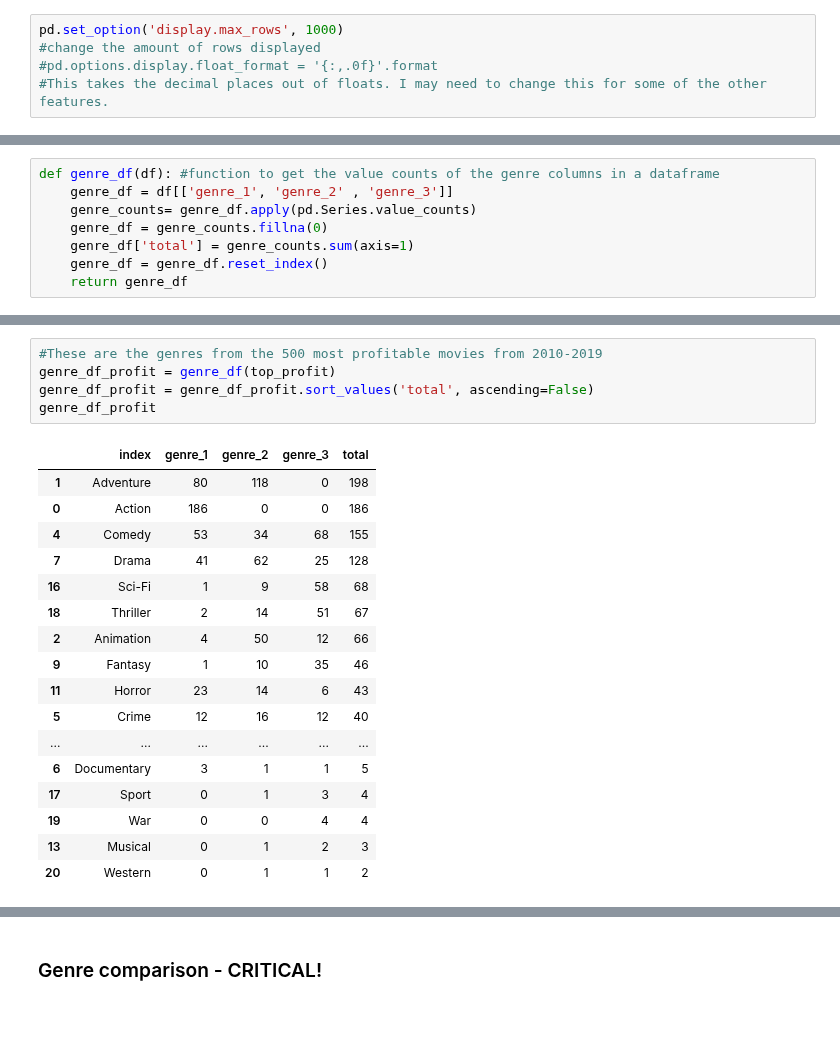
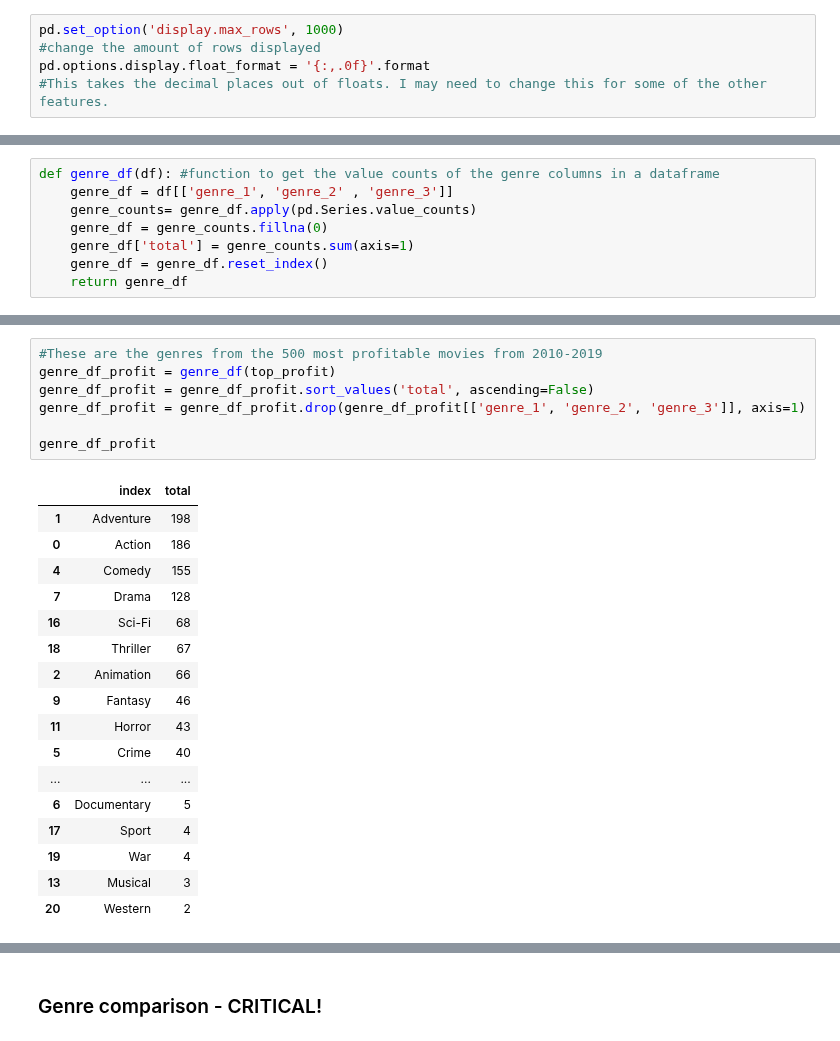
Before and after one commit to jxn628/dsc-phase-1-project, a Jupyter notebook: student.ipynb, the cells around one changed output, grey strips where cells are left out. Saved outputs shown, nothing was run; the diff lists cells and outputs as text.

```diff
--- a/student.ipynb
+++ b/student.ipynb
@@ -162,7 +162,7 @@ to change anything.
 # %%
 pd.set_option('display.max_rows', 1000)
 #change the amount of rows displayed
-#pd.options.display.float_format = '{:,.0f}'.format
+pd.options.display.float_format = '{:,.0f}'.format
 #This takes the decimal places out of floats. I may need to change this for some of the other features.
 # %%
 #sorting by worldwide gross
@@ -1176,23 +1121,25 @@ genre_df_2010.sort_values('total', ascending = False)
 # %%
 #These are the genres from the 500 most profitable movies from 2010-2019
 genre_df_profit = genre_df(top_profit)
 genre_df_profit = genre_df_profit.sort_values('total', ascending=False)
+genre_df_profit = genre_df_profit.drop(genre_df_profit[['genre_1', 'genre_2', 'genre_3']], axis=1)
+
 genre_df_profit
 # %% [output]
-|  | index | genre_1 | genre_2 | genre_3 | total |
-| 1 | Adventure | 80 | 118 | 0 | 198 |
-| 0 | Action | 186 | 0 | 0 | 186 |
-| 4 | Comedy | 53 | 34 | 68 | 155 |
-| 7 | Drama | 41 | 62 | 25 | 128 |
-| 16 | Sci-Fi | 1 | 9 | 58 | 68 |
-| 18 | Thriller | 2 | 14 | 51 | 67 |
-| 2 | Animation | 4 | 50 | 12 | 66 |
-| 9 | Fantasy | 1 | 10 | 35 | 46 |
-| 11 | Horror | 23 | 14 | 6 | 43 |
-| 5 | Crime | 12 | 16 | 12 | 40 |
-| ... | ... | ... | ... | ... | ... |
-| 6 | Documentary | 3 | 1 | 1 | 5 |
-| 17 | Sport | 0 | 1 | 3 | 4 |
-| 19 | War | 0 | 0 | 4 | 4 |
-| 13 | Musical | 0 | 1 | 2 | 3 |
-| 20 | Western | 0 | 1 | 1 | 2 |
+|  | index | total |
+| 1 | Adventure | 198 |
+| 0 | Action | 186 |
+| 4 | Comedy | 155 |
+| 7 | Drama | 128 |
+| 16 | Sci-Fi | 68 |
+| 18 | Thriller | 67 |
+| 2 | Animation | 66 |
+| 9 | Fantasy | 46 |
+| 11 | Horror | 43 |
+| 5 | Crime | 40 |
+| ... | ... | ... |
+| 6 | Documentary | 5 |
+| 17 | Sport | 4 |
+| 19 | War | 4 |
+| 13 | Musical | 3 |
+| 20 | Western | 2 |
```
Also changed, not shown: parts of 60 cells of this notebook.
